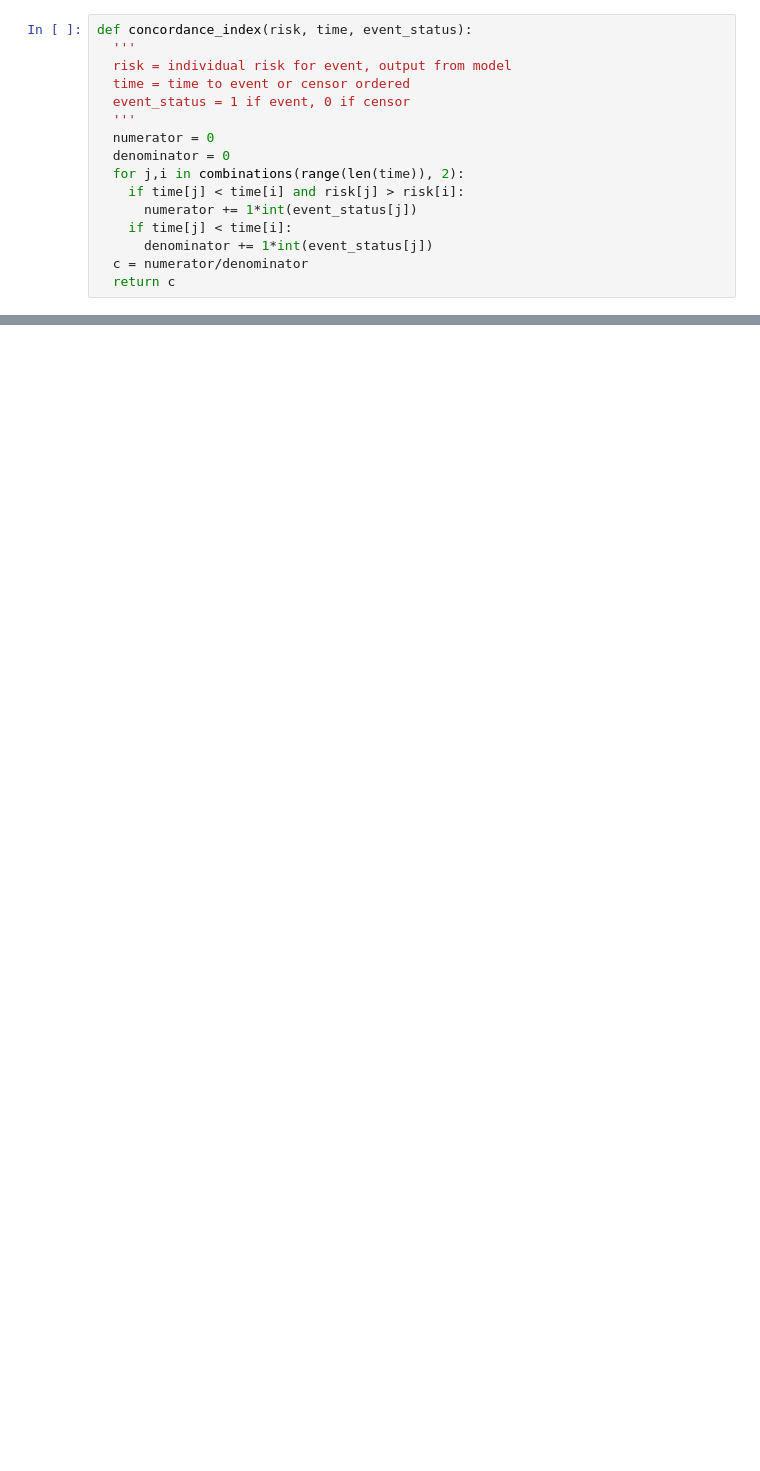
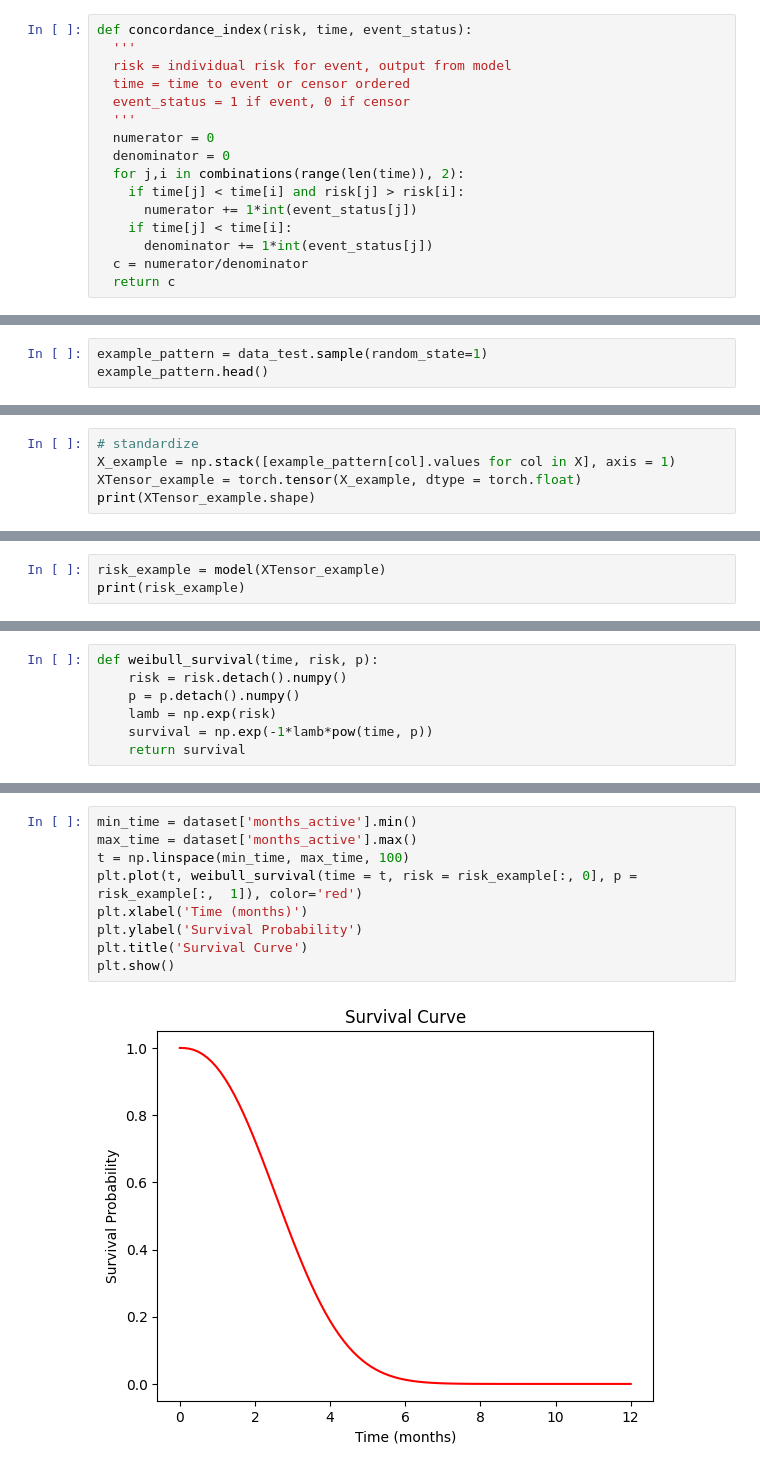
Before and after one commit to sjkinghorn/churn_project, a Jupyter notebook: notebooks/churn_notebook.ipynb, the cells around one changed output, grey strips where cells are left out. Saved outputs shown, nothing was run; the diff lists cells and outputs as text; blank space fills up the shorter version.

```diff
--- a/notebooks/churn_notebook.ipynb
+++ b/notebooks/churn_notebook.ipynb
@@ -247,0 +273,3 @@ concordance_index(risk = y_val[:, 0], time = timeTensor_test, event_status = sta
+# %%
+example_pattern = data_test.sample(random_state=1)
+example_pattern.head()
@@ -247,0 +280,5 @@ concordance_index(risk = y_val[:, 0], time = timeTensor_test, event_status = sta
+# %%
+# standardize
+X_example = np.stack([example_pattern[col].values for col in X], axis = 1)
+XTensor_example = torch.tensor(X_example, dtype = torch.float)
+print(XTensor_example.shape)
@@ -247,0 +287,3 @@ concordance_index(risk = y_val[:, 0], time = timeTensor_test, event_status = sta
+# %%
+risk_example = model(XTensor_example)
+print(risk_example)
@@ -247,0 +296,7 @@ concordance_index(risk = y_val[:, 0], time = timeTensor_test, event_status = sta
+# %%
+def weibull_survival(time, risk, p):
+    risk = risk.detach().numpy()
+    p = p.detach().numpy()
+    lamb = np.exp(risk)
+    survival = np.exp(-1*lamb*pow(time, p))
+    return survival
@@ -247,0 +319,11 @@ concordance_index(risk = y_val[:, 0], time = timeTensor_test, event_status = sta
+# %%
+min_time = dataset['months_active'].min()
+max_time = dataset['months_active'].max()
+t = np.linspace(min_time, max_time, 100)
+plt.plot(t, weibull_survival(time = t, risk = risk_example[:, 0], p = risk_example[:,  1]), color='red')
+plt.xlabel('Time (months)')
+plt.ylabel('Survival Probability')
+plt.title('Survival Curve')
+plt.show()
+# %% [output]
+[figure, added]
```
Also changed, not shown: parts of 18 cells of this notebook.
